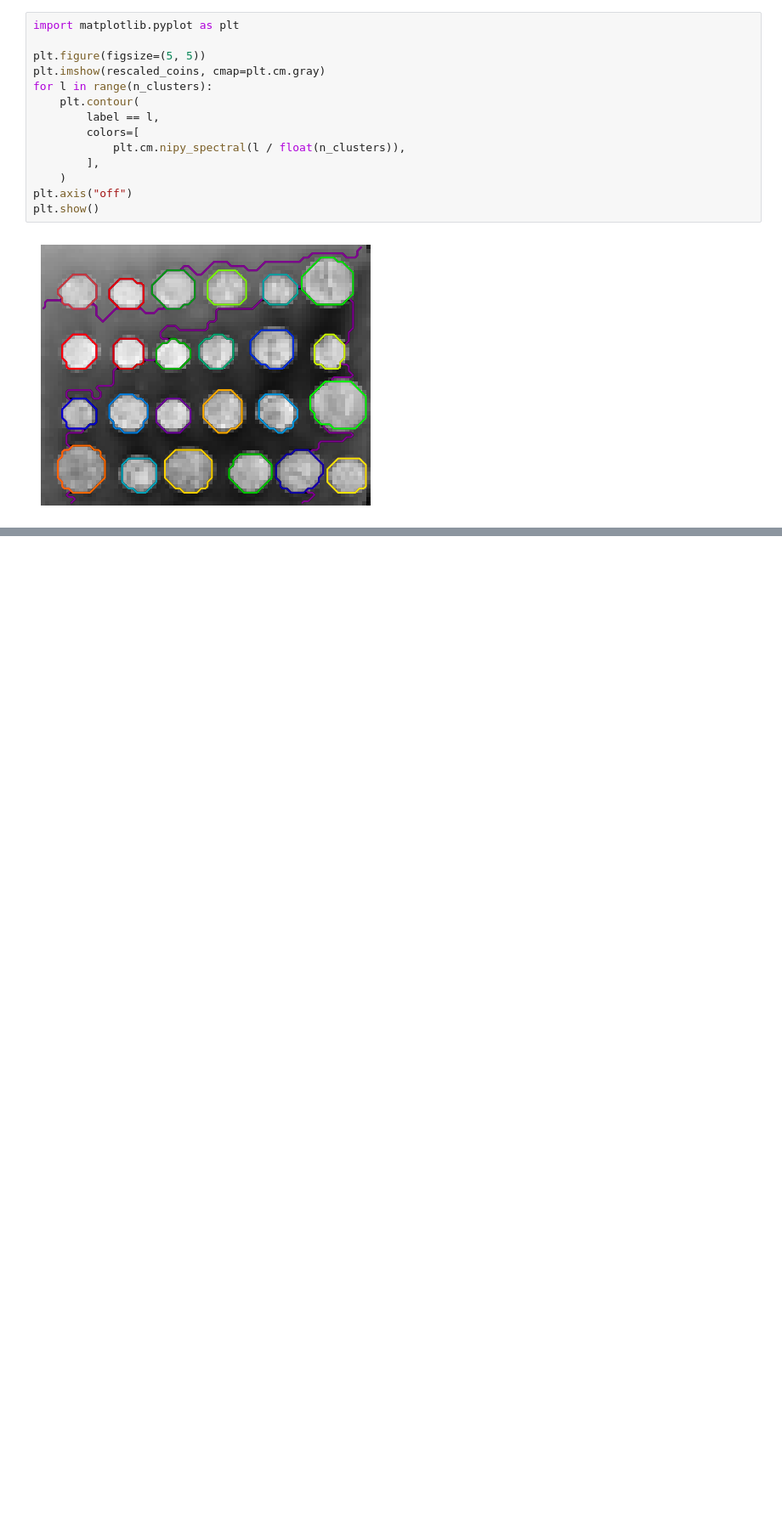
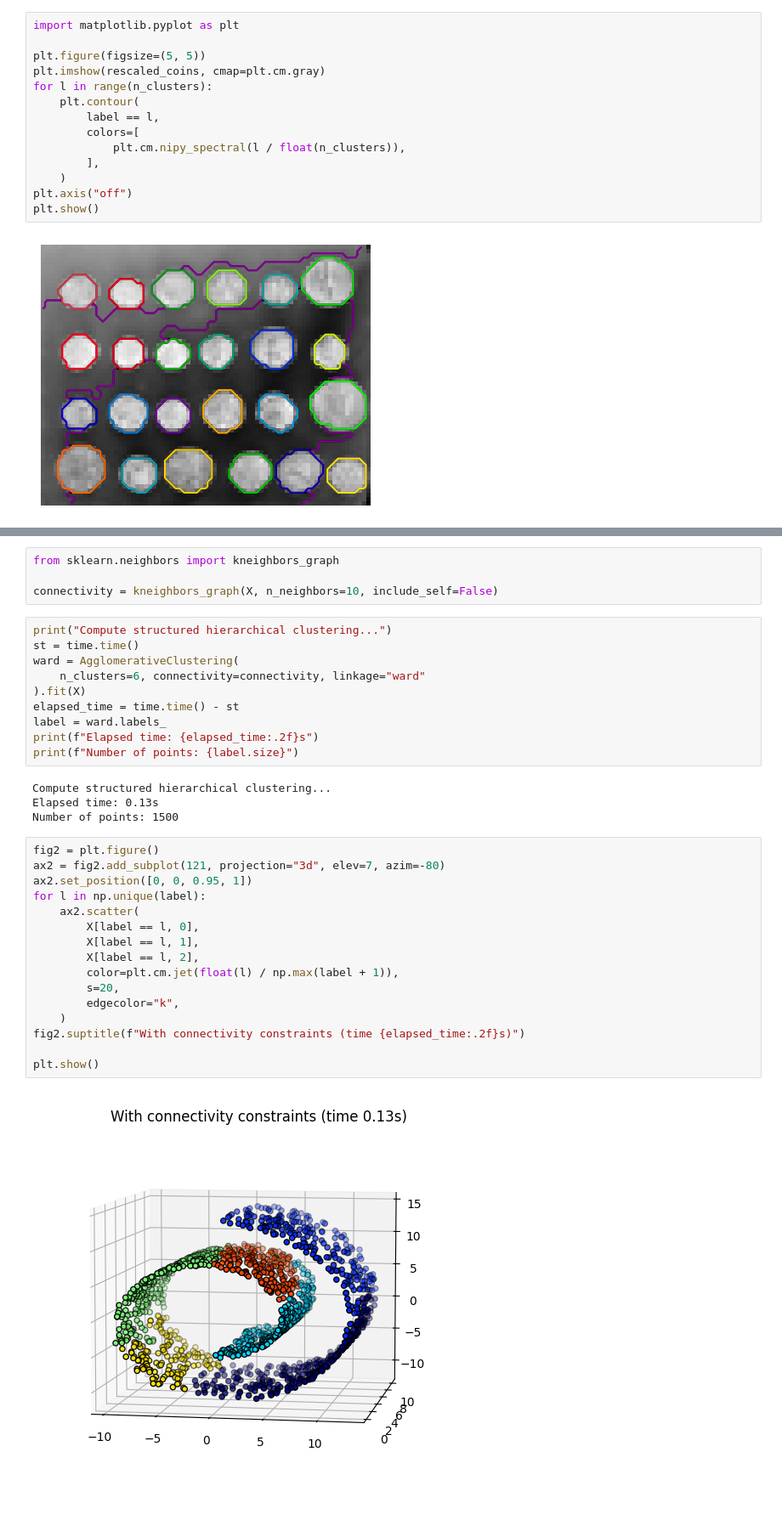
Before and after one commit to samyak-anand/Python-Learn-Machine-Learning, a Jupyter notebook: Clustering /Hierarchical clustering.ipynb, the cells around one changed output, grey strips where cells are left out. Shown at 85% size. Drawn from its saved outputs; the diff is of its cells as text; blank space fills up the shorter version.

```diff
--- a/Clustering /Hierarchical clustering.ipynb
+++ b/Clustering /Hierarchical clustering.ipynb
@@ -157,0 +209,36 @@ plt.show()
+# %%
+from sklearn.neighbors import kneighbors_graph
+
+connectivity = kneighbors_graph(X, n_neighbors=10, include_self=False)
+# %%
+print("Compute structured hierarchical clustering...")
+st = time.time()
+ward = AgglomerativeClustering(
+    n_clusters=6, connectivity=connectivity, linkage="ward"
+).fit(X)
+elapsed_time = time.time() - st
+label = ward.labels_
+print(f"Elapsed time: {elapsed_time:.2f}s")
+print(f"Number of points: {label.size}")
+# %% [output]
+Compute structured hierarchical clustering...
+Elapsed time: 0.13s
+Number of points: 1500
+# %%
+fig2 = plt.figure()
+ax2 = fig2.add_subplot(121, projection="3d", elev=7, azim=-80)
+ax2.set_position([0, 0, 0.95, 1])
+for l in np.unique(label):
+    ax2.scatter(
+        X[label == l, 0],
+        X[label == l, 1],
+        X[label == l, 2],
+        color=plt.cm.jet(float(l) / np.max(label + 1)),
+        s=20,
+        edgecolor="k",
+    )
+fig2.suptitle(f"With connectivity constraints (time {elapsed_time:.2f}s)")
+
+plt.show()
+# %% [output]
+[figure, added]
```
Also changed, not shown: parts of 7 cells of this notebook, 1 other file.
